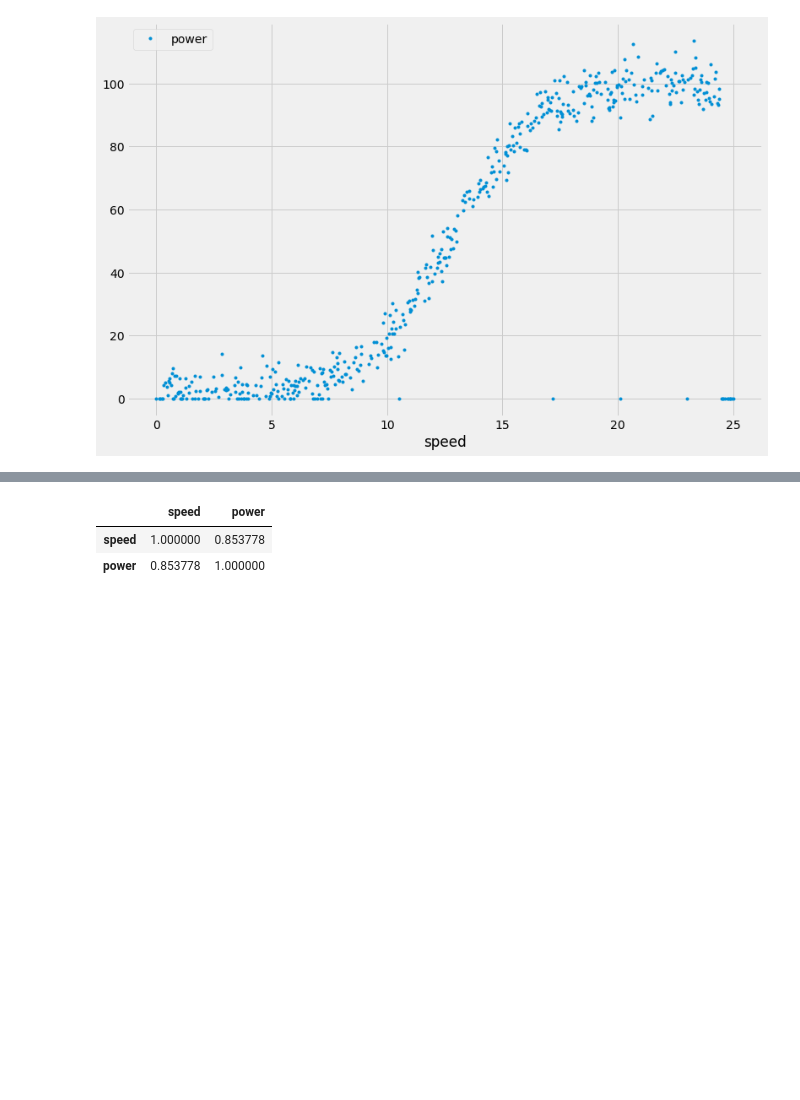
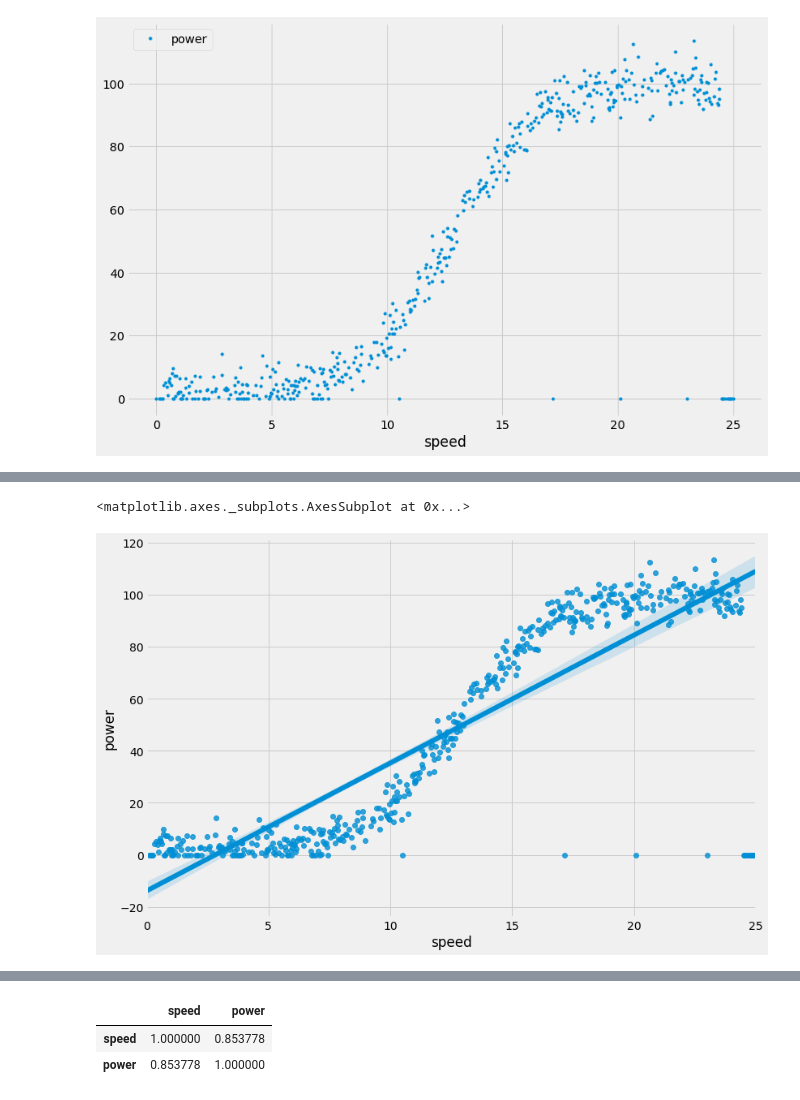
Before and after one commit to jennifer-ryan/machine-learning-project, a Jupyter notebook: Power Production Analysis.ipynb, the cells around one changed output, grey strips where cells are left out. Saved outputs shown, nothing was run; the diff lists cells and outputs as text; code cells hidden in the pictures; blank space fills up the shorter version.

Commit message:
Looking into linear verus logistical analysis for the data

```diff
--- a/Power Production Analysis.ipynb
+++ b/Power Production Analysis.ipynb
@@ -44,0 +54,6 @@ plt.show()
+# %%
+# Calculating line of best fit
+sns.regplot(x="speed", y="power", data=data)
+# %% [output]
+<matplotlib.axes._subplots.AxesSubplot at 0x...>
+[figure, added]
```
Also changed, not shown: parts of 6 cells of this notebook.
